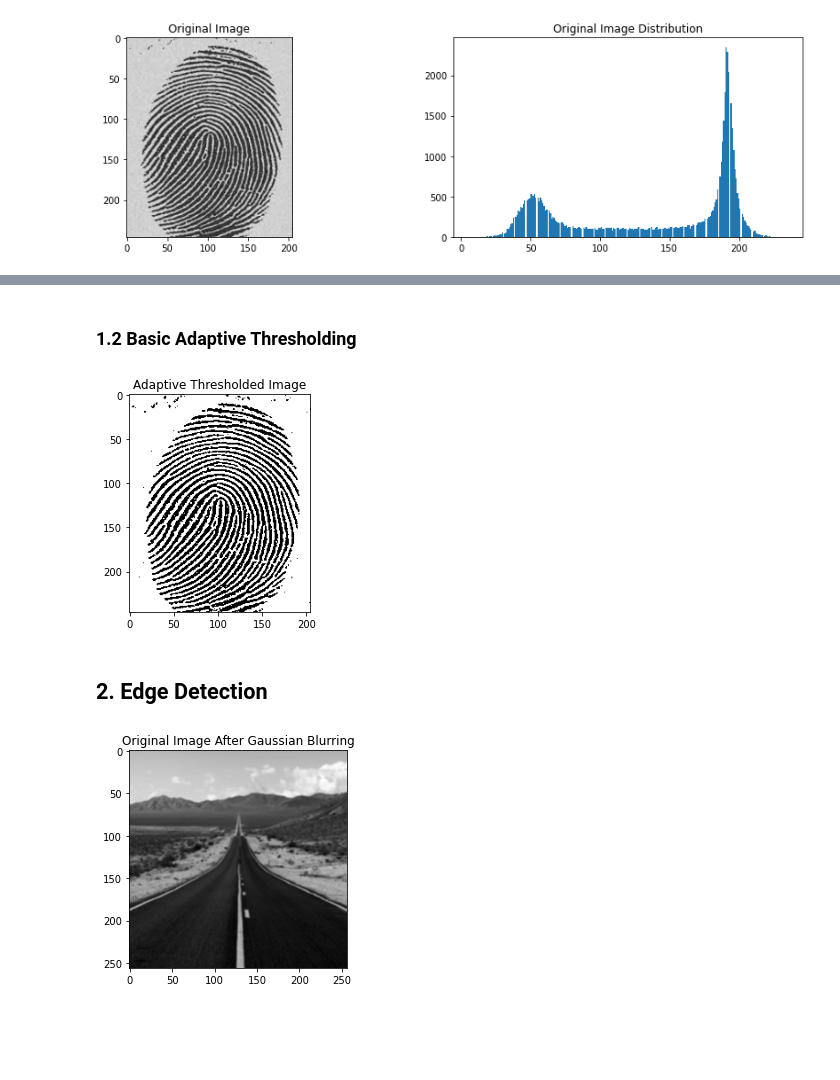
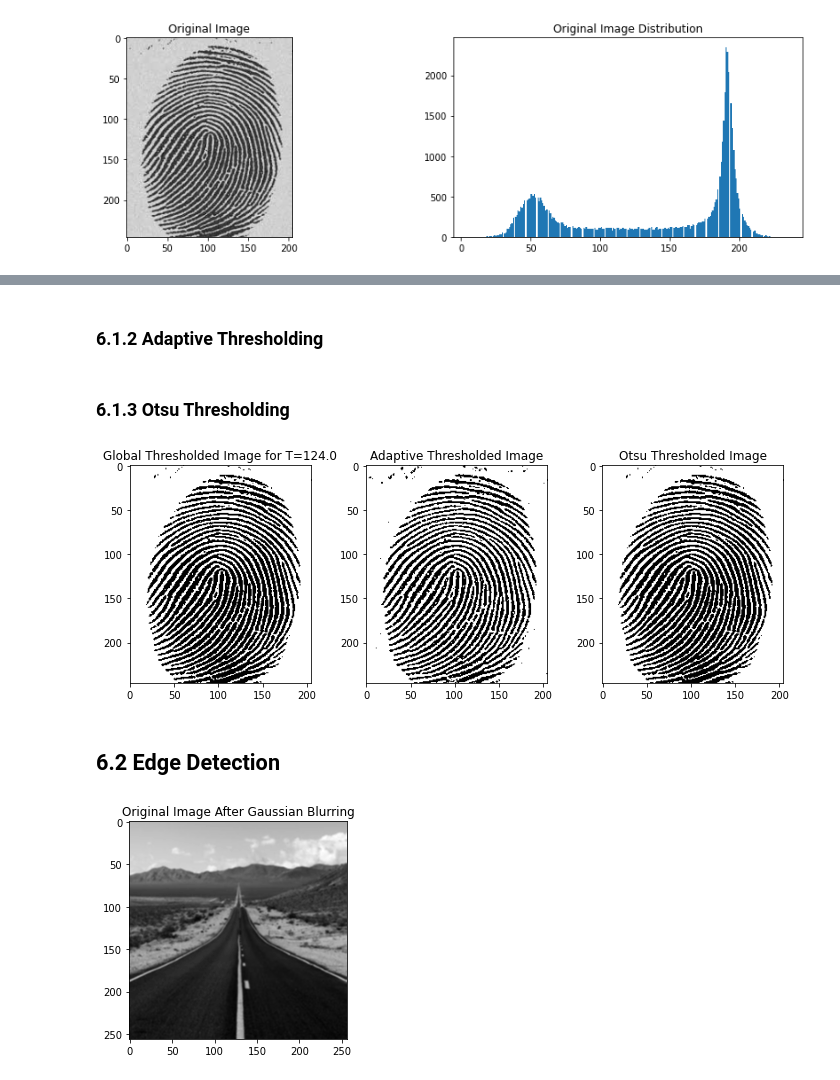
Before and after one commit to siddharthapdutta/DIP-Lab-Sem7, a Jupyter notebook: Exp 6 - Image Segmentation.ipynb, the cells around one changed output, grey strips where cells are left out. Saved outputs shown, nothing was run; the diff lists cells and outputs as text; code cells hidden in the pictures; blank space fills up the shorter version.

```diff
--- a/Exp 6 - Image Segmentation.ipynb
+++ b/Exp 6 - Image Segmentation.ipynb
@@ -49,17 +44,31 @@ plt.show()
 # %% [markdown]
-### 1.2 Basic Adaptive Thresholding
+### 6.1.2 Adaptive Thresholding
 # %%
 # Taking Threshold Value as the Mean in the Neighbourhood Area
 #adaptiveThreshold(src, maxValue, adaptiveMethod, thresholdType, blockSize, C)
 adaptive_thres = cv2.adaptiveThreshold(image, 255, cv2.ADAPTIVE_THRESH_MEAN_C, cv2.THRESH_BINARY, 13, 15)
-
-plt.imshow(adaptive_thres, cmap='gray')
-plt.title(f'Adaptive Thresholded Image')
-plt.show()
-# %% [output]
-[figure, removed]
+# %% [markdown]
+### 6.1.3 Otsu Thresholding
+# %%
+#cv2.threshold(source, thresholdValue, maxVal, thresholdingTechnique)
+ret, otsu_thres = cv2.threshold(image, 124, 255, cv2.THRESH_BINARY+cv2.THRESH_OTSU)
+# %%
+# Displaying Results of Thresholding Techniques
+fig = plt.figure(figsize=(12, 4))
+ax1 = fig.add_subplot(131)
+ax2 = fig.add_subplot(132)
+ax3 = fig.add_subplot(133)
+
+ax1.imshow(global_thres, cmap='gray')
+ax1.title.set_text(f'Global Thresholded Image for T={T}')
+ax2.imshow(adaptive_thres, cmap='gray')
+ax2.title.set_text(f'Adaptive Thresholded Image')
+ax3.imshow(otsu_thres, cmap='gray')
+ax3.title.set_text(f'Otsu Thresholded Image')
+# %% [output]
+[figure, added]
 # %% [markdown]
-## 2. Edge Detection
+## 6.2 Edge Detection
 # %%
 image = cv2.imread('Images/road.bmp', cv2.IMREAD_GRAYSCALE)
 image = cv2.GaussianBlur(image, (3,3), 0)
```
Also changed, not shown: parts of 14 cells of this notebook, 1 other file.
